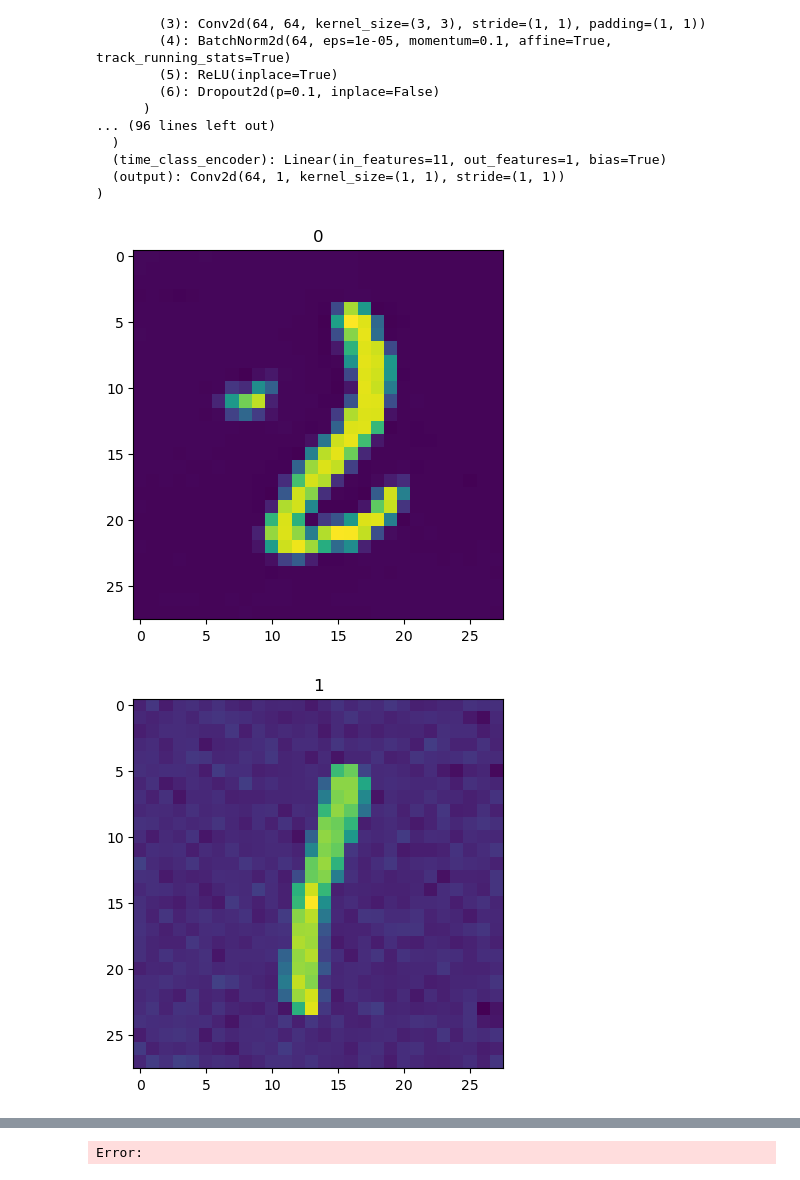
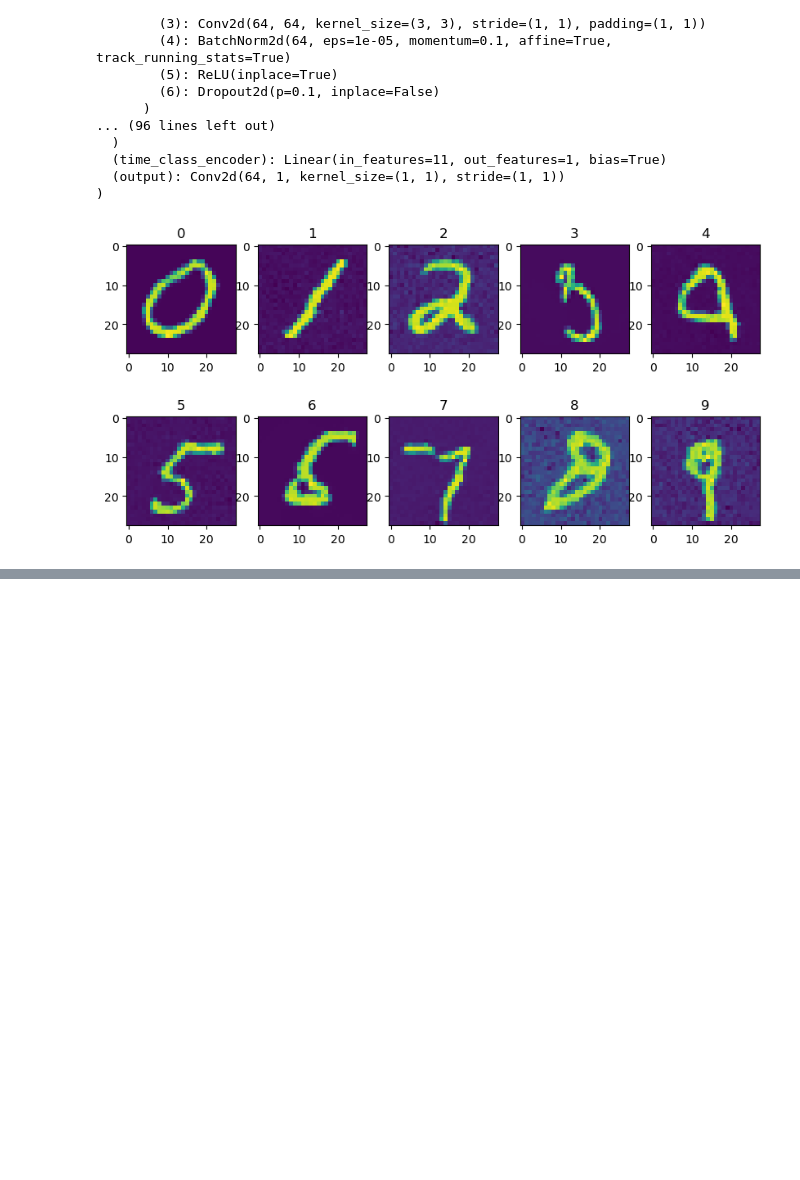
Before and after one commit to abbasnosrat/FlowMatchingForGenerativeModeling, a Jupyter notebook: mnist.ipynb, the cells around one changed output, grey strips where cells are left out. Cells and saved outputs as stored; diff of their text form; code cells hidden in the pictures; blank space fills up the shorter version.

Commit message:
added mnist generated samples to readme.md

```diff
--- a/mnist.ipynb
+++ b/mnist.ipynb
@@ -204,12 +207,14 @@ UNetGenerator(
   (output): Conv2d(64, 1, kernel_size=(1, 1), stride=(1, 1))
 )
 # %%
+plt.figure(figsize=[10,5])
 for c in trange(10):
+  plt.subplot(2,5,c+1)
   X1 = model.generate(1,c)
   X1 = X1.detach().cpu().numpy()
-  plt.figure()
+
   plt.imshow(X1.reshape(28,28))
   plt.title(c)
+  plt.savefig("mnist_gen.jpg")
 # %% [output]
-[figure, old version]
+[figure, new version]
-[figure, removed]
@@ -224 +220,0 @@ for c in trange(10):
-Error:
```
Also changed, not shown: parts of 2 cells of this notebook, 2 other files.
